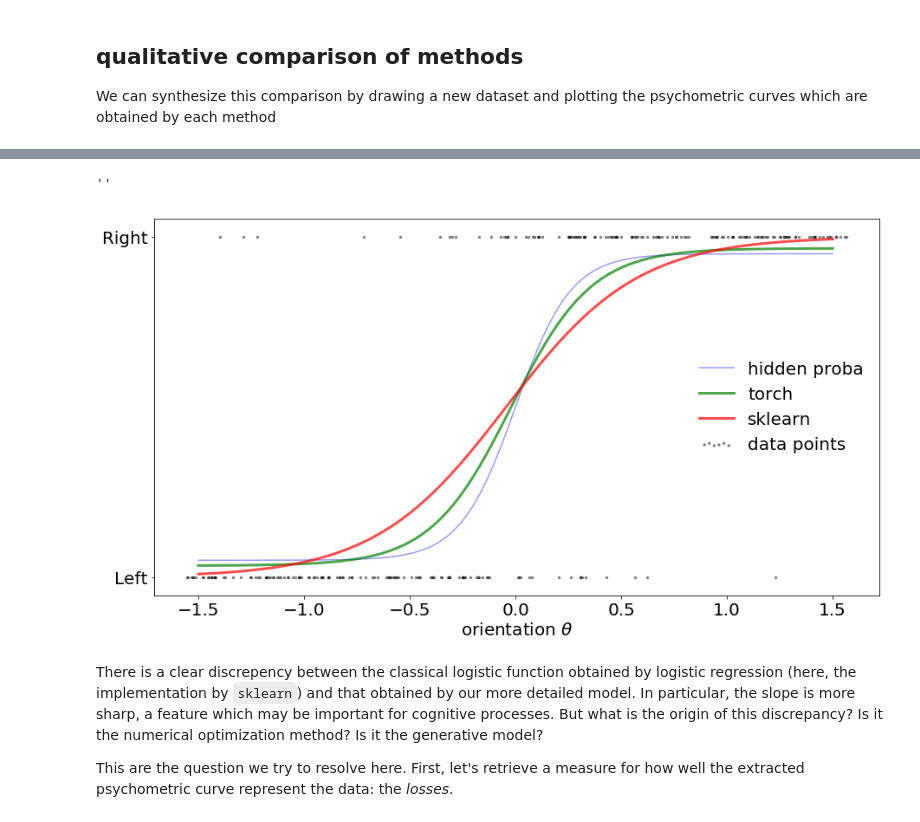
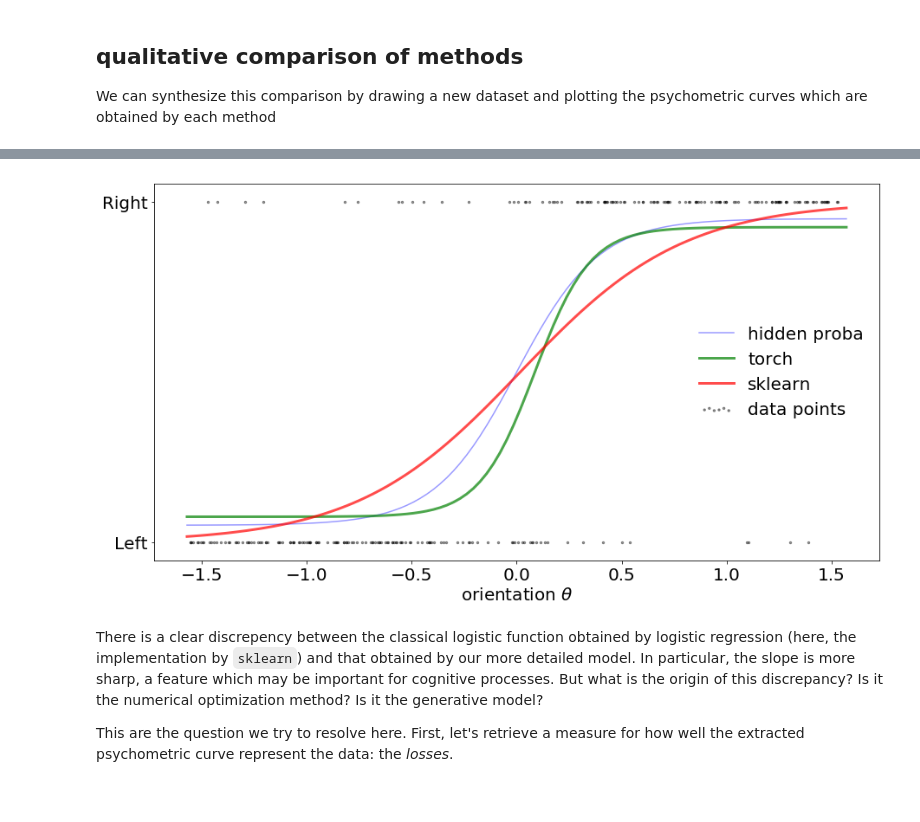
Before and after one commit to jennafradin/MSc-Internship, a Jupyter notebook: Notebooks/W13/10_theory-fitting_psychometric.ipynb, the cells around one changed output, grey strips where cells are left out. Cells and saved outputs as stored; diff of their text form; code cells hidden in the pictures.

```diff
--- a/Notebooks/W13/10_theory-fitting_psychometric.ipynb
+++ b/Notebooks/W13/10_theory-fitting_psychometric.ipynb
@@ -103,10 +103,9 @@ N = 256
 # batch_size = N//4
 # batch_size = N//2
 
-N_cv = 10
-# N_cv = 2
+N_cv = 8
 
-seed = 51
+seed = 42
 N_scan = 9
 N_test = 2000  # number of points for validation
 
@@ -114,7 +113,7 @@ bias = True
 
 p0 = 0.1
 theta0 = 0.0
-wt = np.pi / 24
+wt = np.pi / 16
 theta_std = np.pi / 2
 # %% [markdown]
 ## problem statement: a 2aFC task on synthetic data
@@ -265,21 +264,20 @@ Training sklearn loss = 0.312
 # %%
 fig, ax = plt.subplots(figsize=(15, 8))
 ax.scatter(theta, y, s=6, alpha=0.4, color="k", label="data points")
 # ax.scatter(theta, p, s=6, alpha=.4, color = 'b', label='hidden proba')
-x_values = np.linspace(-1.5, 1.50, 100)[:, None]
+x_values = np.linspace(-theta_std, theta_std, 100)[:, None]
 y_values_p = psychometric_function(x_values, p0, theta0, wt)
 ax.plot(x_values, y_values_p, alpha=0.4, color="b", label="hidden proba")
 y_values = logistic_model(torch.Tensor(x_values)).detach().numpy()
 ax.plot(x_values, y_values, "g", alpha=0.7, lw=3, label="torch")
 y_values_sk = logistic_model_sk.predict_proba(x_values)[:, 1]
 ax.plot(x_values, y_values_sk, "r", alpha=0.7, lw=3, label="sklearn")
 ax.set_xlabel(r"orientation $\theta$", fontsize=20)
 ax.set_yticks([0.0, 1.0])
 ax.set_yticklabels(["Left", "Right"], fontsize=20)
 plt.legend(fontsize=20, frameon=False, scatterpoints=6);
 # %% [output]
-''
-[figure, old version]
+[figure, new version]
 # %% [markdown]
 There is a clear discrepency between the classical logistic function obtained by logistic regression (here, the implementation by `sklearn`) and that obtained by our more detailed model. In particular, the slope is more sharp, a feature which may be important for cognitive processes. But what is the origin of this discrepancy? Is it  the numerical optimization method? Is it the generative model?
 
```
Also changed, not shown: parts of 46 cells of this notebook.
